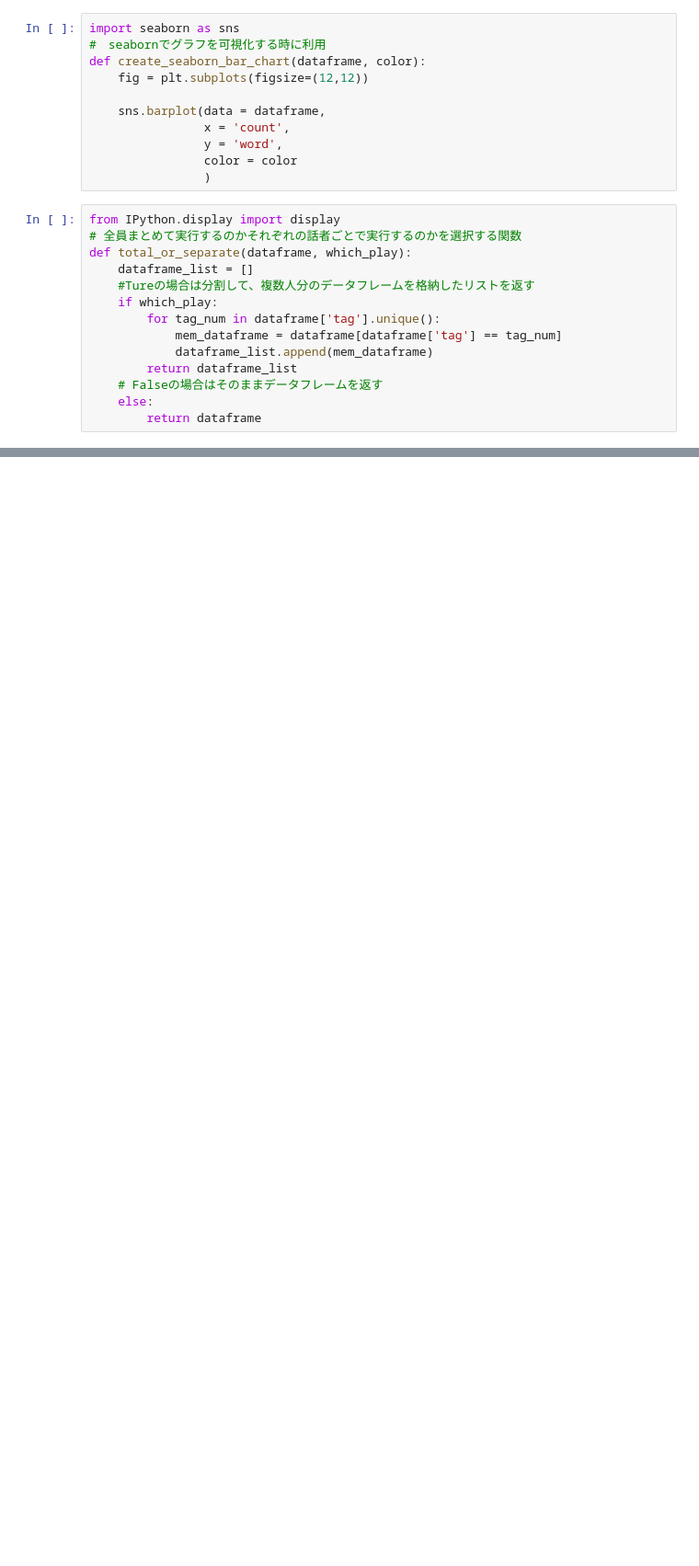
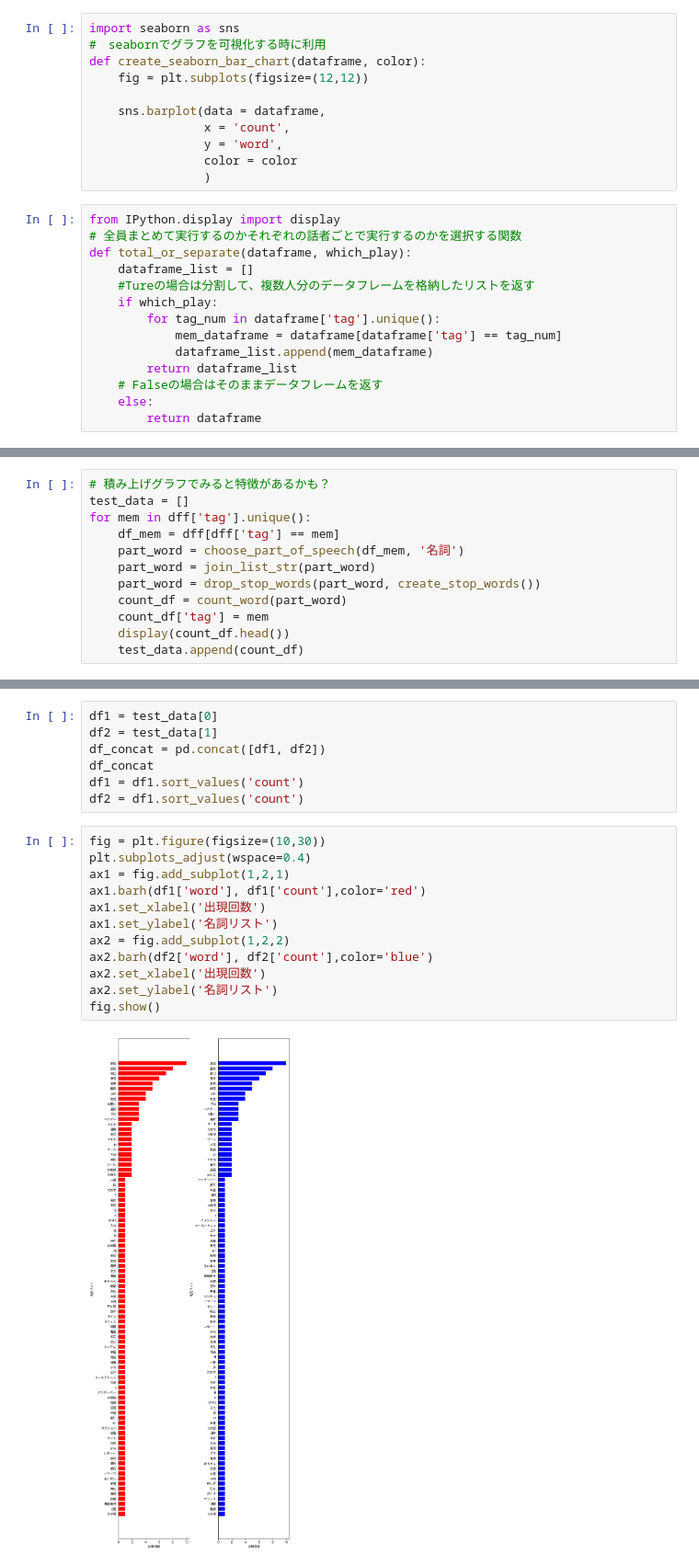
Before and after one commit to Apoaporon/training_python, a Jupyter notebook: Transcription/Textmining.ipynb, the cells around one changed output, grey strips where cells are left out. Shown at 92% size. Drawn from its saved outputs; the diff is of its cells as text; blank space fills up the shorter version.

```diff
--- a/Transcription/Textmining.ipynb
+++ b/Transcription/Textmining.ipynb
@@ -344,0 +367,12 @@ Creating an ndarray from ragged nested sequences (which is a list-or-tuple of li
+# %%
+# 積み上げグラフでみると特徴があるかも？
+test_data = []
+for mem in dff['tag'].unique():
+    df_mem = dff[dff['tag'] == mem]
+    part_word = choose_part_of_speech(df_mem, '名詞')
+    part_word = join_list_str(part_word)
+    part_word = drop_stop_words(part_word, create_stop_words())
+    count_df = count_word(part_word)
+    count_df['tag'] = mem
+    display(count_df.head())
+    test_data.append(count_df)
@@ -344,0 +392,21 @@ Creating an ndarray from ragged nested sequences (which is a list-or-tuple of li
+# %%
+df1 = test_data[0]
+df2 = test_data[1]
+df_concat = pd.concat([df1, df2])
+df_concat
+df1 = df1.sort_values('count')
+df2 = df1.sort_values('count')
+# %%
+fig = plt.figure(figsize=(10,30))
+plt.subplots_adjust(wspace=0.4)
+ax1 = fig.add_subplot(1,2,1)
+ax1.barh(df1['word'], df1['count'],color='red')
+ax1.set_xlabel('出現回数')
+ax1.set_ylabel('名詞リスト')
+ax2 = fig.add_subplot(1,2,2)
+ax2.barh(df2['word'], df2['count'],color='blue')
+ax2.set_xlabel('出現回数')
+ax2.set_ylabel('名詞リスト')
+fig.show()
+# %% [output]
+[figure, added]
```
Also changed, not shown: parts of 7 cells of this notebook.
